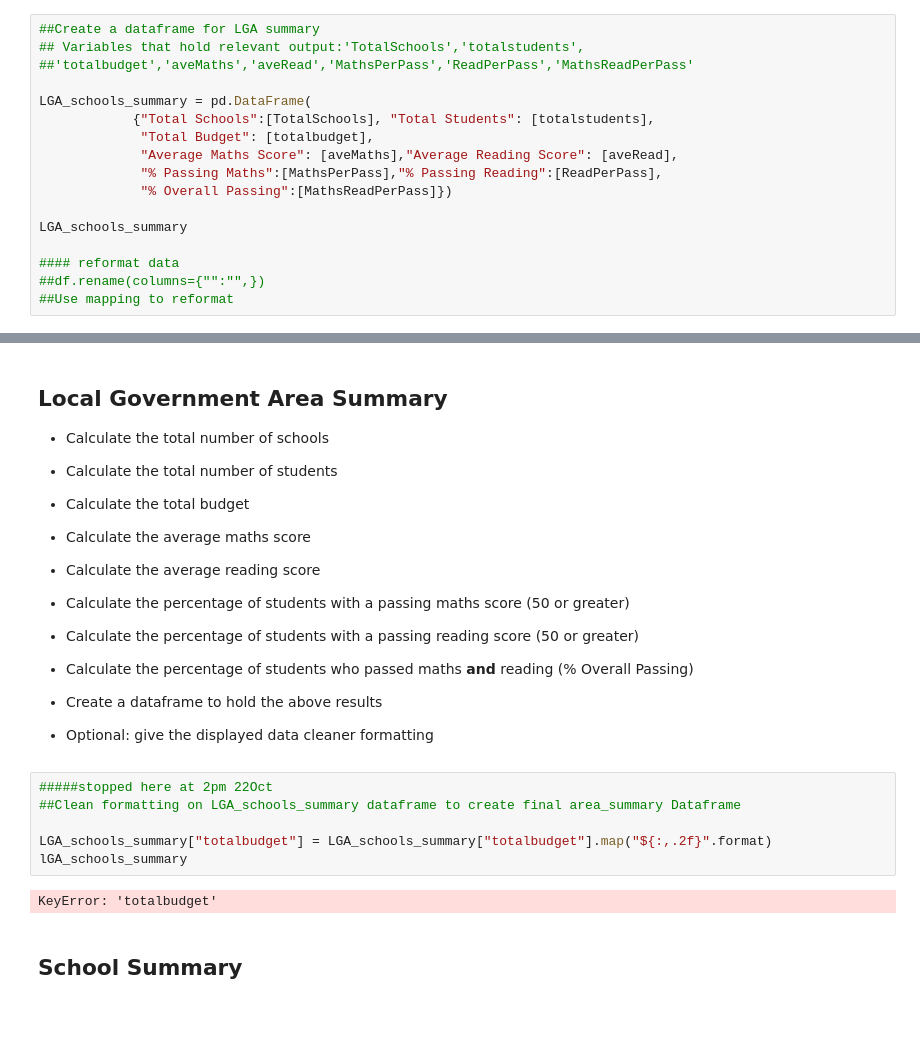
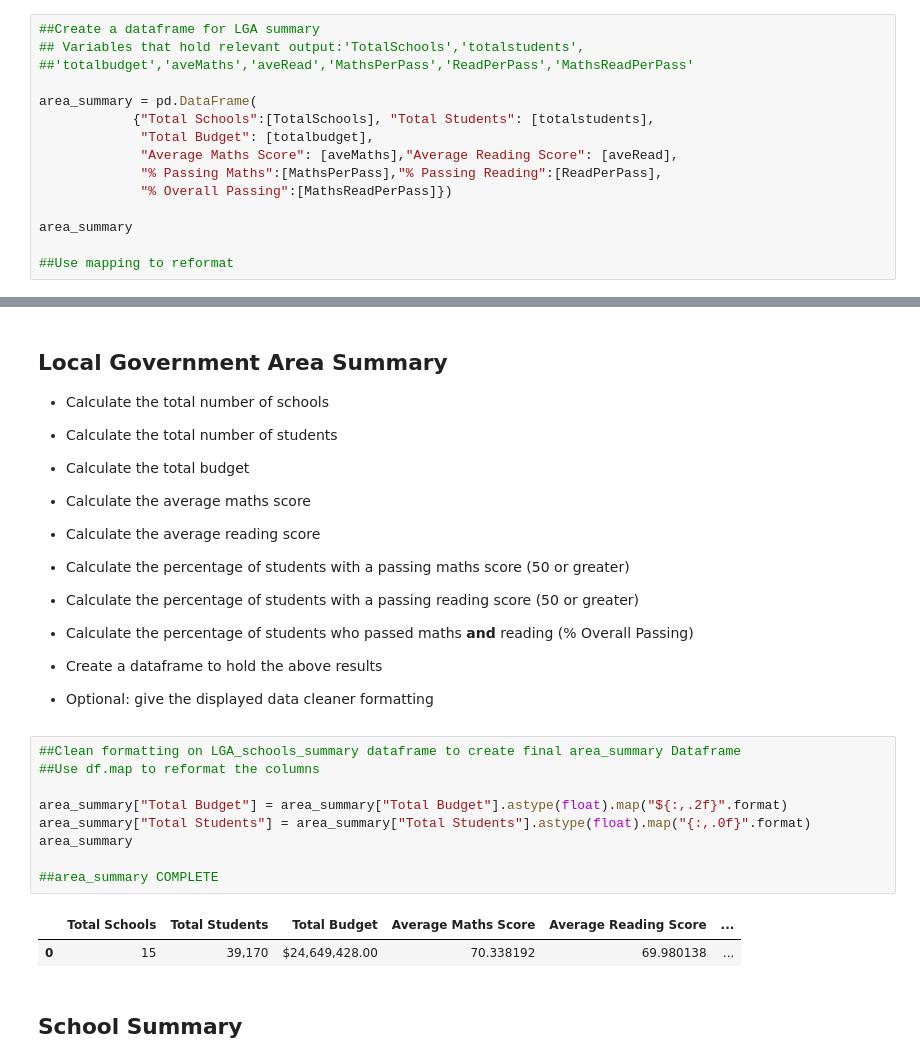
Before and after one commit to shanCH3n/pandas-challenge, a Jupyter notebook: PyCitySchools_working.ipynb, the cells around one changed output, grey strips where cells are left out. Cells and saved outputs as stored; diff of their text form; blank space fills up the shorter version.

```diff
--- a/PyCitySchools_working.ipynb
+++ b/PyCitySchools_working.ipynb
@@ -181,17 +181,15 @@ MathsReadPerPass
 ## Variables that hold relevant output:'TotalSchools','totalstudents',
 ##'totalbudget','aveMaths','aveRead','MathsPerPass','ReadPerPass','MathsReadPerPass'
 
-LGA_schools_summary = pd.DataFrame(
+area_summary = pd.DataFrame(
             {"Total Schools":[TotalSchools], "Total Students": [totalstudents],
              "Total Budget": [totalbudget],
              "Average Maths Score": [aveMaths],"Average Reading Score": [aveRead],
              "% Passing Maths":[MathsPerPass],"% Passing Reading":[ReadPerPass],
              "% Overall Passing":[MathsReadPerPass]})
 
-LGA_schools_summary
+area_summary
 
-#### reformat data
-##df.rename(columns={"":"",})
 ##Use mapping to reformat
 # %% [output]
 |  | Total Schools | Total Students | Total Budget | Average Maths Score | Average Reading Score | ... |
@@ -218,14 +228,18 @@ LGA_schools_summary
 * Create a dataframe to hold the above results
 
 * Optional: give the displayed data cleaner formatting
-# %%
-#####stopped here at 2pm 22Oct
-##Clean formatting on LGA_schools_summary dataframe to create final area_summary Dataframe
-
-LGA_schools_summary["totalbudget"] = LGA_schools_summary["totalbudget"].map("${:,.2f}".format)
-lGA_schools_summary
-# %% [output]
-KeyError: 'totalbudget'
+# %%
+##Clean formatting on LGA_schools_summary dataframe to create final area_summary Dataframe
+##Use df.map to reformat the columns
+
+area_summary["Total Budget"] = area_summary["Total Budget"].astype(float).map("${:,.2f}".format)
+area_summary["Total Students"] = area_summary["Total Students"].astype(float).map("{:,.0f}".format)
+area_summary
+
+##area_summary COMPLETE
+# %% [output]
+|  | Total Schools | Total Students | Total Budget | Average Maths Score | Average Reading Score | ... |
+| 0 | 15 | 39,170 | $24,649,428.00 | 70.338192 | 69.980138 | ... |
 # %% [markdown]
 ## School Summary
 # %% [markdown]
```
Also changed, not shown: parts of 12 cells of this notebook.
